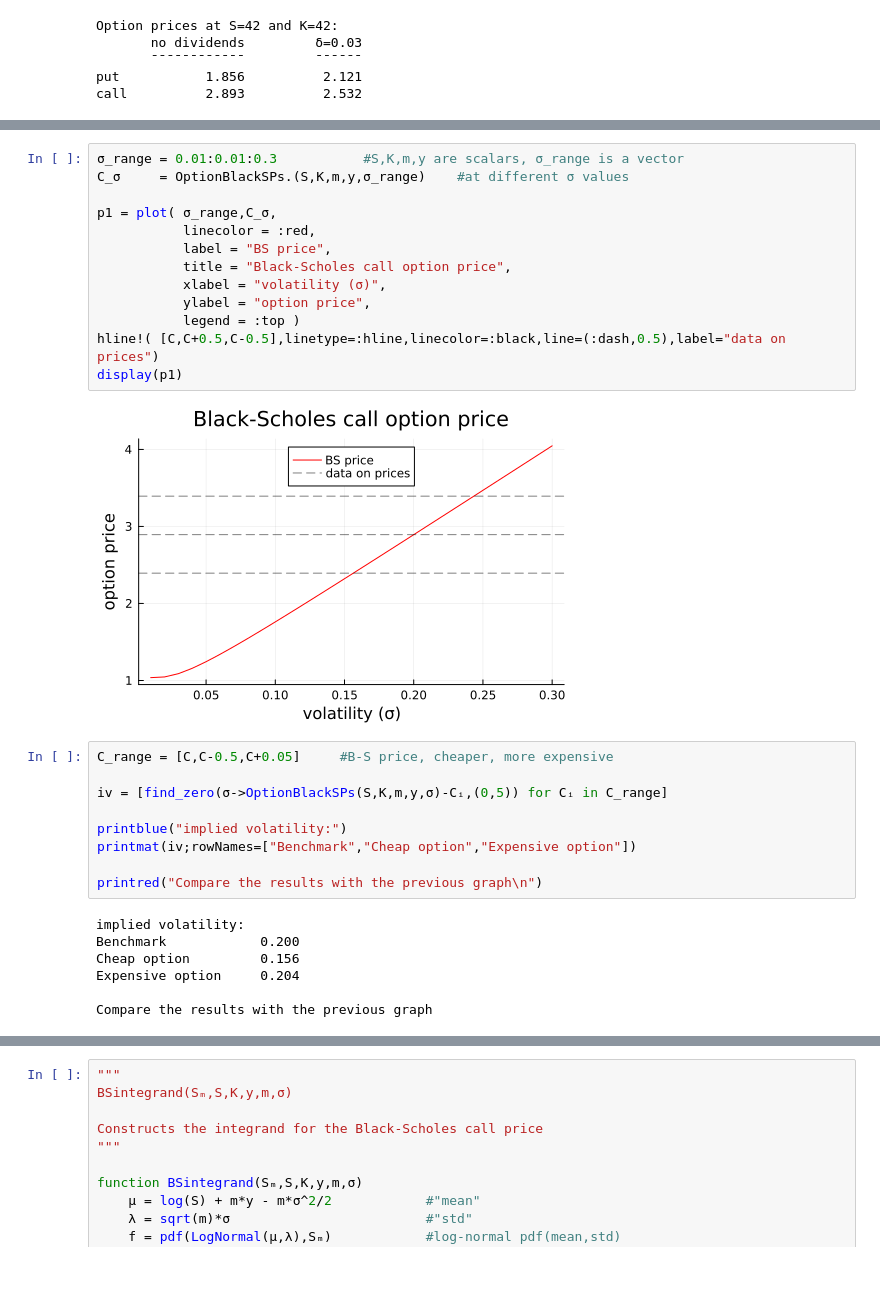
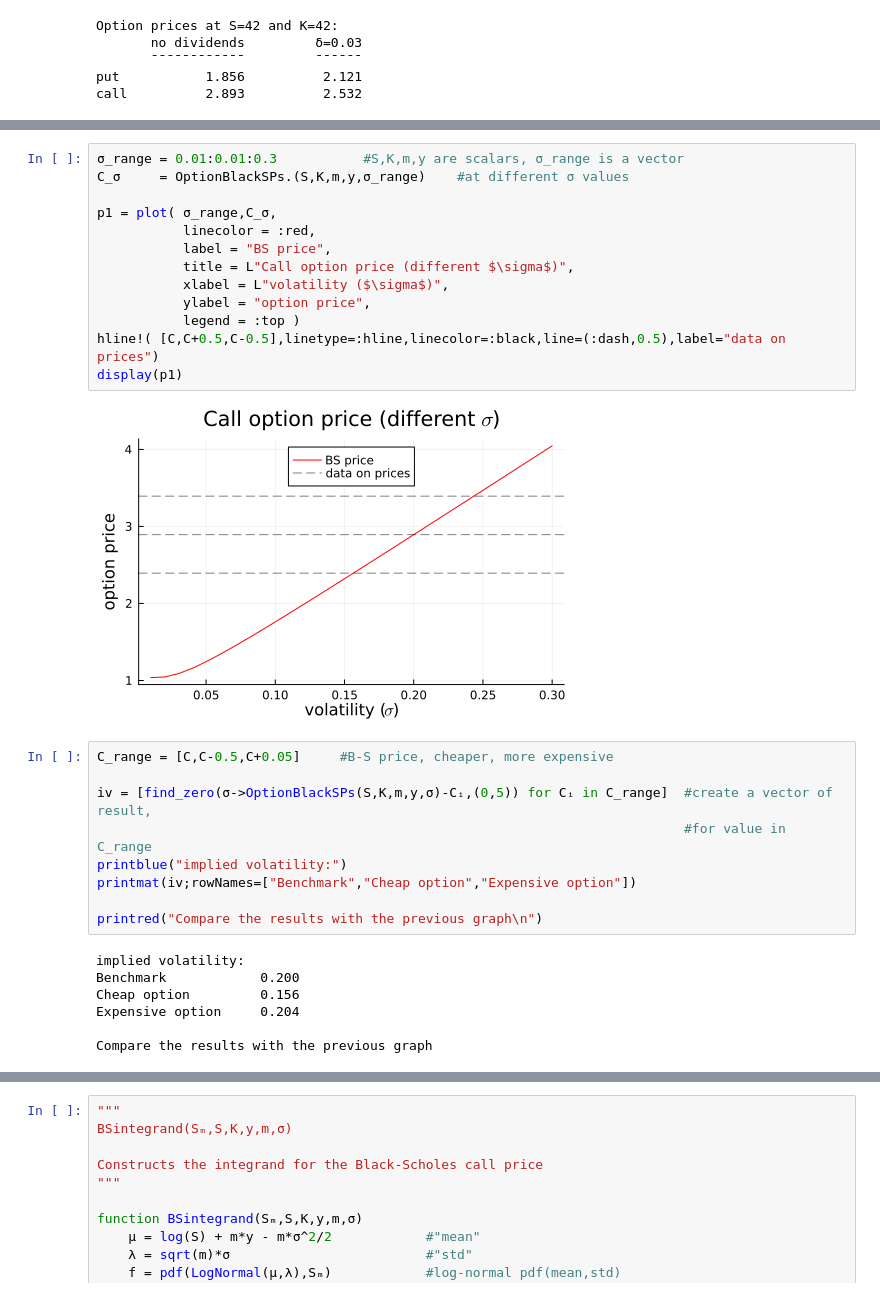
Before and after one commit to PaulSoderlind/FinancialTheoryMSc, a Jupyter notebook: Ch21_Options3.ipynb, the cells around one changed output, grey strips where cells are left out. Cells and saved outputs as stored; diff of their text form.

```diff
--- a/Ch21_Options3.ipynb
+++ b/Ch21_Options3.ipynb
@@ -112,23 +112,23 @@ In the cell below we use an observed option price and solve the BS formula for $
 # %%
 σ_range = 0.01:0.01:0.3           #S,K,m,y are scalars, σ_range is a vector
 C_σ     = OptionBlackSPs.(S,K,m,y,σ_range)    #at different σ values
 
 p1 = plot( σ_range,C_σ,
            linecolor = :red,
            label = "BS price",
-           title = "Black-Scholes call option price",
-           xlabel = "volatility (σ)",
+           title = L"Call option price (different $\sigma$)",
+           xlabel = L"volatility ($\sigma$)",
            ylabel = "option price",
            legend = :top )
 hline!( [C,C+0.5,C-0.5],linetype=:hline,linecolor=:black,line=(:dash,0.5),label="data on prices")
 display(p1)
 # %% [output]
-[figure, old version]
+[figure, new version]
 # %%
 C_range = [C,C-0.5,C+0.05]     #B-S price, cheaper, more expensive
 
-iv = [find_zero(σ->OptionBlackSPs(S,K,m,y,σ)-Cᵢ,(0,5)) for Cᵢ in C_range]
-
+iv = [find_zero(σ->OptionBlackSPs(S,K,m,y,σ)-Cᵢ,(0,5)) for Cᵢ in C_range]  #create a vector of result,
+                                                                           #for value in C_range
 printblue("implied volatility:")
 printmat(iv;rowNames=["Benchmark","Cheap option","Expensive option"])
 
```
Also changed, not shown: parts of 10 cells of this notebook.
